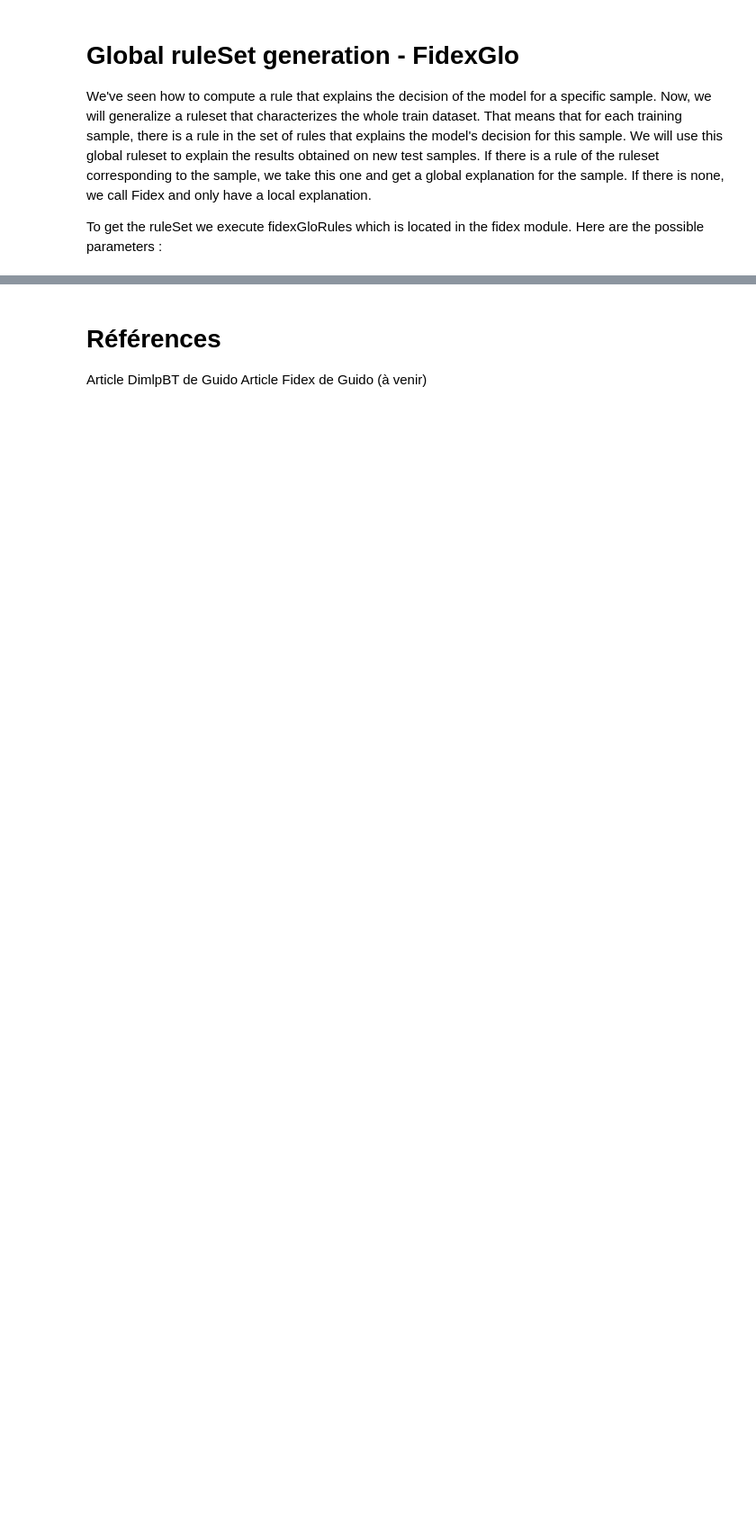
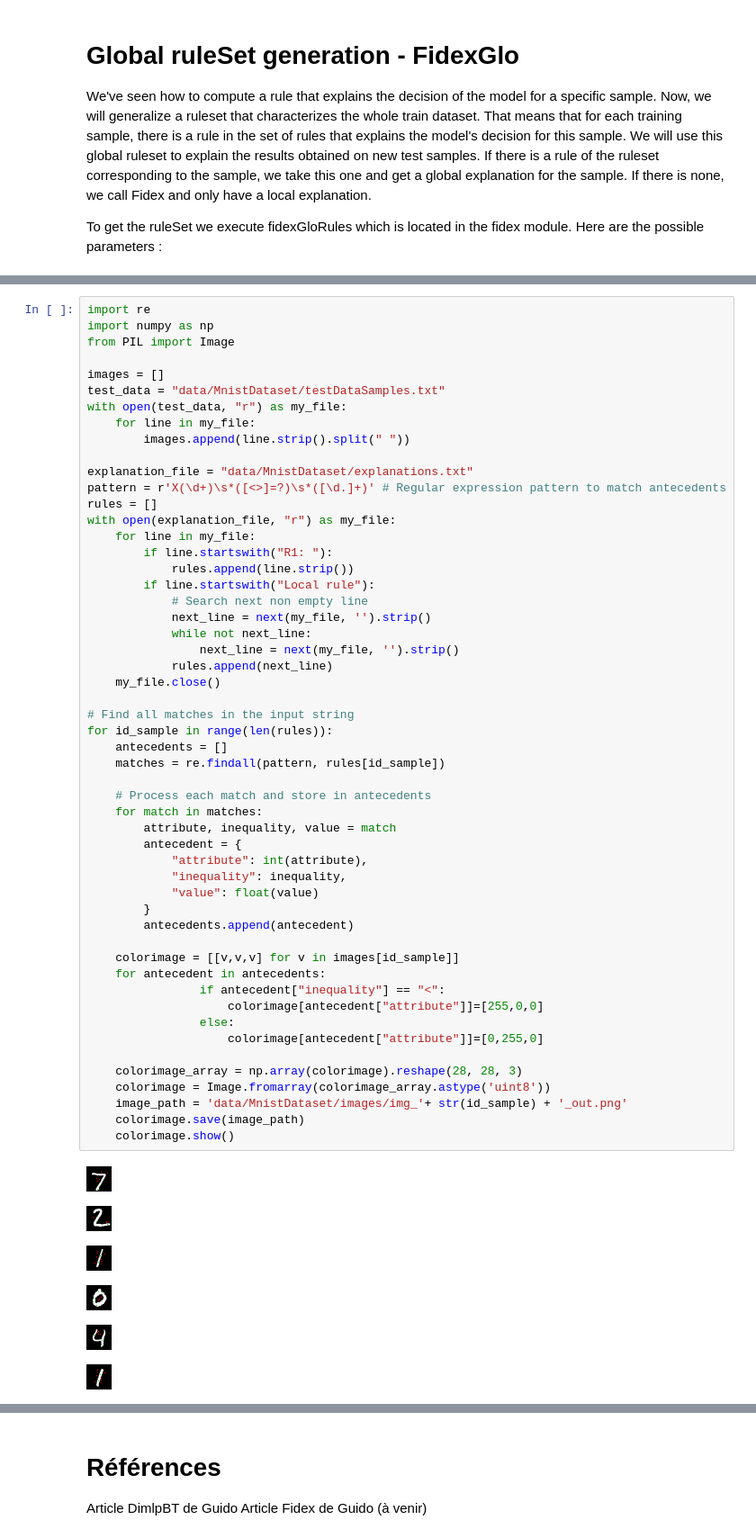
Before and after one commit to HES-XPLAIN/dimlpfidex, a Jupyter notebook: notebooks/mnist.ipynb, the cells around one changed output, grey strips where cells are left out. Shown at 90% size. Drawn from its saved outputs; the diff is of its cells as text; blank space fills up the shorter version.

Commit message:
V1 of Mnist notebook

```diff
--- a/notebooks/mnist.ipynb
+++ b/notebooks/mnist.ipynb
@@ -410,0 +271,60 @@ The explanations for each test sample can then be found in the file explanations
+# %%
+import re
+import numpy as np
+from PIL import Image
+
+images = []
+test_data = "data/MnistDataset/testDataSamples.txt"
+with open(test_data, "r") as my_file:
+    for line in my_file:
+        images.append(line.strip().split(" "))
+
+explanation_file = "data/MnistDataset/explanations.txt"
+pattern = r'X(\d+)\s*([<>]=?)\s*([\d.]+)' # Regular expression pattern to match antecedents
+rules = []
+with open(explanation_file, "r") as my_file:
+    for line in my_file:
+        if line.startswith("R1: "):
+            rules.append(line.strip())
+        if line.startswith("Local rule"):
+            # Search next non empty line
+            next_line = next(my_file, '').strip()
+            while not next_line:
+                next_line = next(my_file, '').strip()
+            rules.append(next_line)
+    my_file.close()
+
+# Find all matches in the input string
+for id_sample in range(len(rules)):
+    antecedents = []
+    matches = re.findall(pattern, rules[id_sample])
+
+    # Process each match and store in antecedents
+    for match in matches:
+        attribute, inequality, value = match
+        antecedent = {
+            "attribute": int(attribute),
+            "inequality": inequality,
+            "value": float(value)
+        }
+        antecedents.append(antecedent)
+
+    colorimage = [[v,v,v] for v in images[id_sample]]
+    for antecedent in antecedents:
+                if antecedent["inequality"] == "<":
+                    colorimage[antecedent["attribute"]]=[255,0,0]
+                else:
+                    colorimage[antecedent["attribute"]]=[0,255,0]
+
+    colorimage_array = np.array(colorimage).reshape(28, 28, 3)
+    colorimage = Image.fromarray(colorimage_array.astype('uint8'))
+    image_path = 'data/MnistDataset/images/img_'+ str(id_sample) + '_out.png'
+    colorimage.save(image_path)
+    colorimage.show()
+# %% [output]
+[figure, added]
+[figure, added]
+[figure, added]
+[figure, added]
+[figure, added]
+[figure, added]
```
Also changed, not shown: parts of 65 cells of this notebook, 5 other files.
